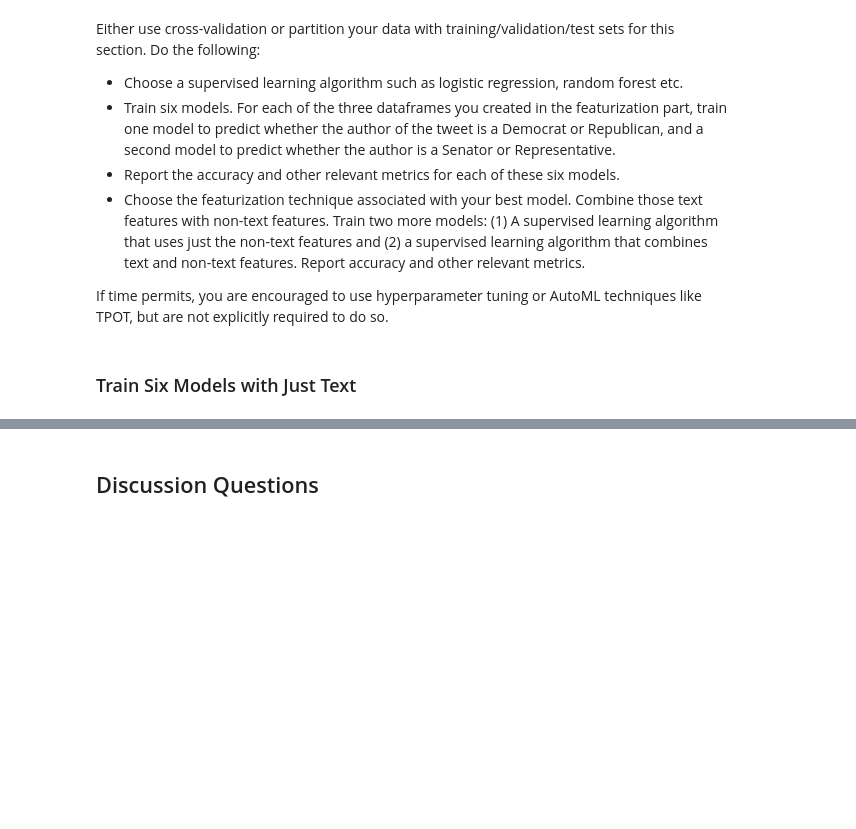
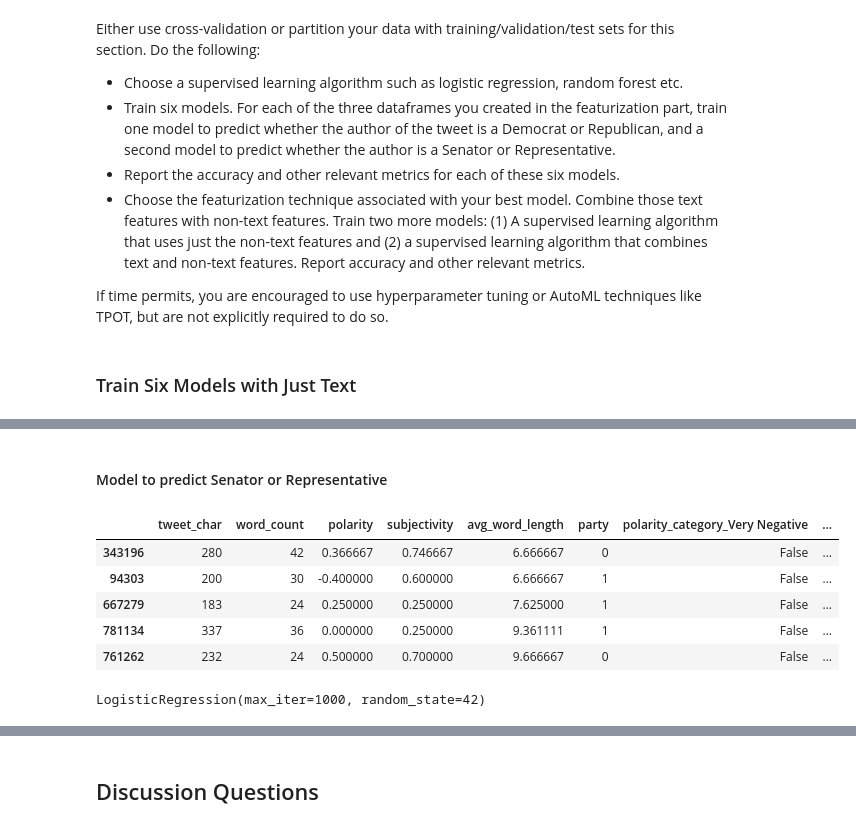
Before and after one commit to cindyalvar/Computational-Social-Science-Projects, a Jupyter notebook: Project 5/Project 5 Cindy_Alvarez.ipynb, the cells around one changed output, grey strips where cells are left out. Cells and saved outputs as stored; diff of their text form; code cells hidden in the pictures; blank space fills up the shorter version.

```diff
--- a/Project 5/Project 5 Cindy_Alvarez.ipynb
+++ b/Project 5/Project 5 Cindy_Alvarez.ipynb
@@ -631,0 +814,46 @@ If time permits, you are encouraged to use hyperparameter tuning or AutoML techn
+# %% [markdown]
+#### Model to predict Senator or Representative
+# %%
+# Preprocessing for logistic model
+# ------
+# Target
+lb = LabelBinarizer()
+y_et_pos = engineered_features['position'] = lb.fit_transform(engineered_features['position'])
+
+# Features
+
+X_et_pos_prep = engineered_features.drop(['position'], axis = 1)
+X_et_pos = pd.get_dummies(X_et_pos_prep)
+X_et_pos.head()
+# %% [output]
+|  | tweet_char | word_count | polarity | subjectivity | avg_word_length | party | polarity_category_Very Negative | ... |
+| 343196 | 280 | 42 | 0.366667 | 0.746667 | 6.666667 | 0 | False | ... |
+| 94303 | 200 | 30 | -0.400000 | 0.600000 | 6.666667 | 1 | False | ... |
+| 667279 | 183 | 24 | 0.250000 | 0.250000 | 7.625000 | 1 | False | ... |
+| 781134 | 337 | 36 | 0.000000 | 0.250000 | 9.361111 | 1 | False | ... |
+| 761262 | 232 | 24 | 0.500000 | 0.700000 | 9.666667 | 0 | False | ... |
+# %%
+# 1. Split data into train+validation and test sets (80/20)
+X_train_val_et_pos, X_test_et_pos, y_train_val_et_pos, y_test_et_pos = train_test_split(
+    X_et_pos, y_et_pos, test_size=0.2, random_state=42)
+
+# 2. Further split train+validation into train and validation sets (75/25, resulting in 60/20/20 overall)
+X_train_et_pos, X_val_et_pos, y_train_et_pos, y_val_et_pos = train_test_split(
+    X_train_val_et_pos, y_train_val_et_pos, test_size=0.25, random_state=42)
+
+# 3. Standardize each set separately, fitting only on training data
+scaler_et_pos = StandardScaler()
+X_train_scaled_et_pos = scaler_et_pos.fit_transform(X_train_et_pos)
+X_val_scaled_et_pos = scaler_et_pos.transform(X_val_et_pos)  # Use training params
+X_test_scaled_et_pos = scaler_et_pos.transform(X_test_et_pos)  # Use training params
+
+# Convert back to DataFrames to keep column names
+X_train_scaled_et_pos = pd.DataFrame(X_train_scaled_et_pos, columns=X_et_pos.columns)
+X_val_scaled_et_pos = pd.DataFrame(X_val_scaled_et_pos, columns=X_et_pos.columns)
+X_test_scaled_et_pos = pd.DataFrame(X_test_scaled_et_pos, columns=X_et_pos.columns)
+
+# 4. Train model on training data with default hyperparameters
+log_reg_et_pos = LogisticRegression(max_iter=1000, random_state=42)
+log_reg_et_pos.fit(X_train_scaled_et_pos, y_train_et_pos.ravel())
+# %% [output]
+LogisticRegression(max_iter=1000, random_state=42)
```
Also changed, not shown: parts of 75 cells of this notebook.
